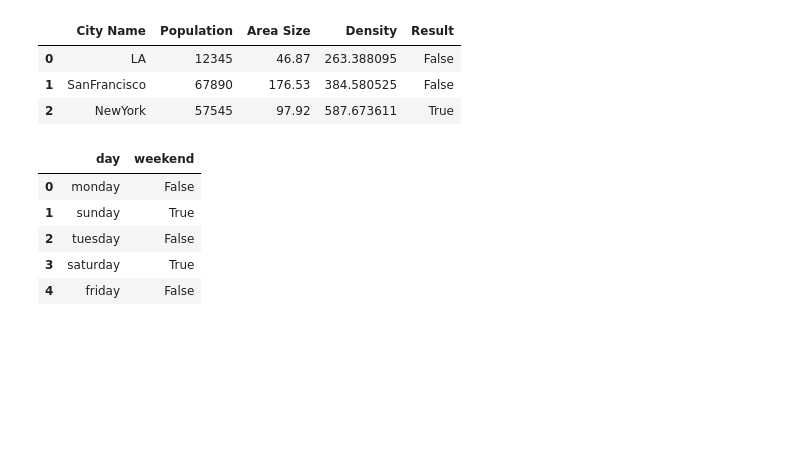
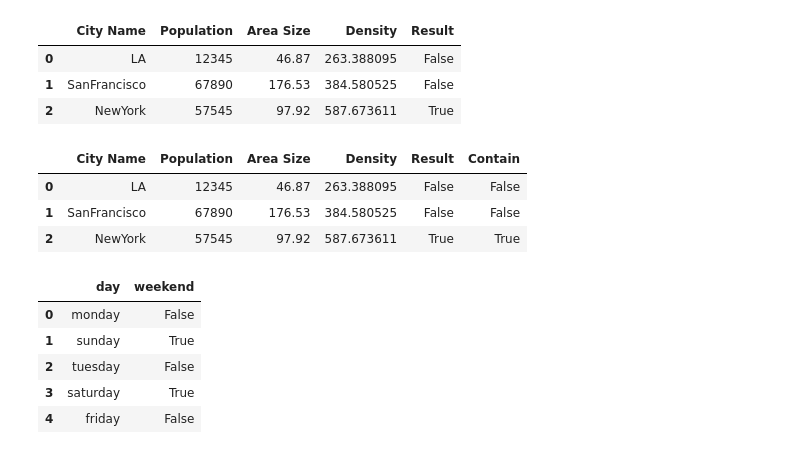
Before and after one commit to Jake0925/Pandas, a Jupyter notebook: Pandas2.ipynb, the cells around one changed output. Drawn from its saved outputs; the diff is of its cells as text; code cells hidden in the pictures; blank space fills up the shorter version.

```diff
--- a/Pandas2.ipynb
+++ b/Pandas2.ipynb
@@ -132,4 +111,12 @@ cities
 | 0 | LA | 12345 | 46.87 | 263.388095 | False |
 | 1 | SanFrancisco | 67890 | 176.53 | 384.580525 | False |
 | 2 | NewYork | 57545 | 97.92 | 587.673611 | True |
+# %%
+cities['Contain'] = cities['City Name'].str.contains(pat='New', regex=False)
+cities
+# %% [output]
+|  | City Name | Population | Area Size | Density | Result | Contain |
+| 0 | LA | 12345 | 46.87 | 263.388095 | False | False |
+| 1 | SanFrancisco | 67890 | 176.53 | 384.580525 | False | False |
+| 2 | NewYork | 57545 | 97.92 | 587.673611 | True | True |
 # %%
```
Also changed, not shown: parts of 10 cells of this notebook.
